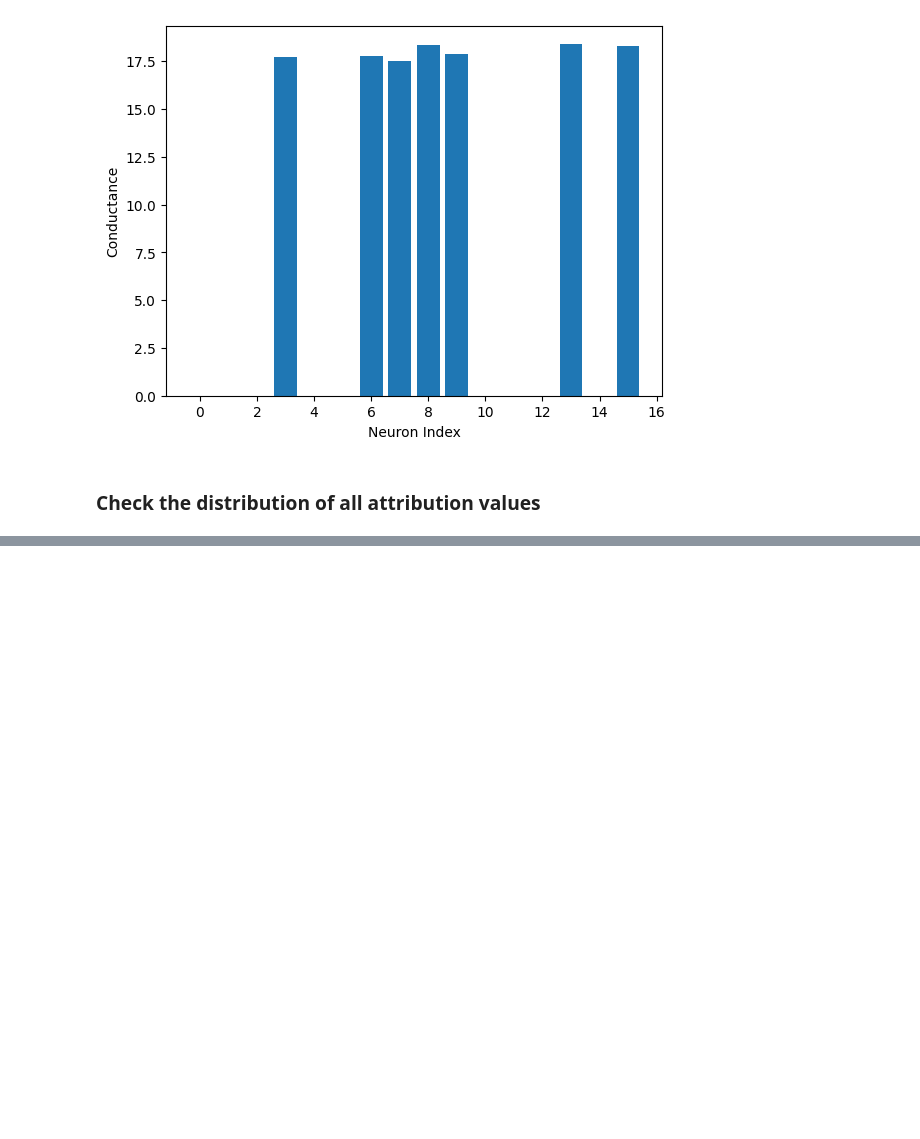
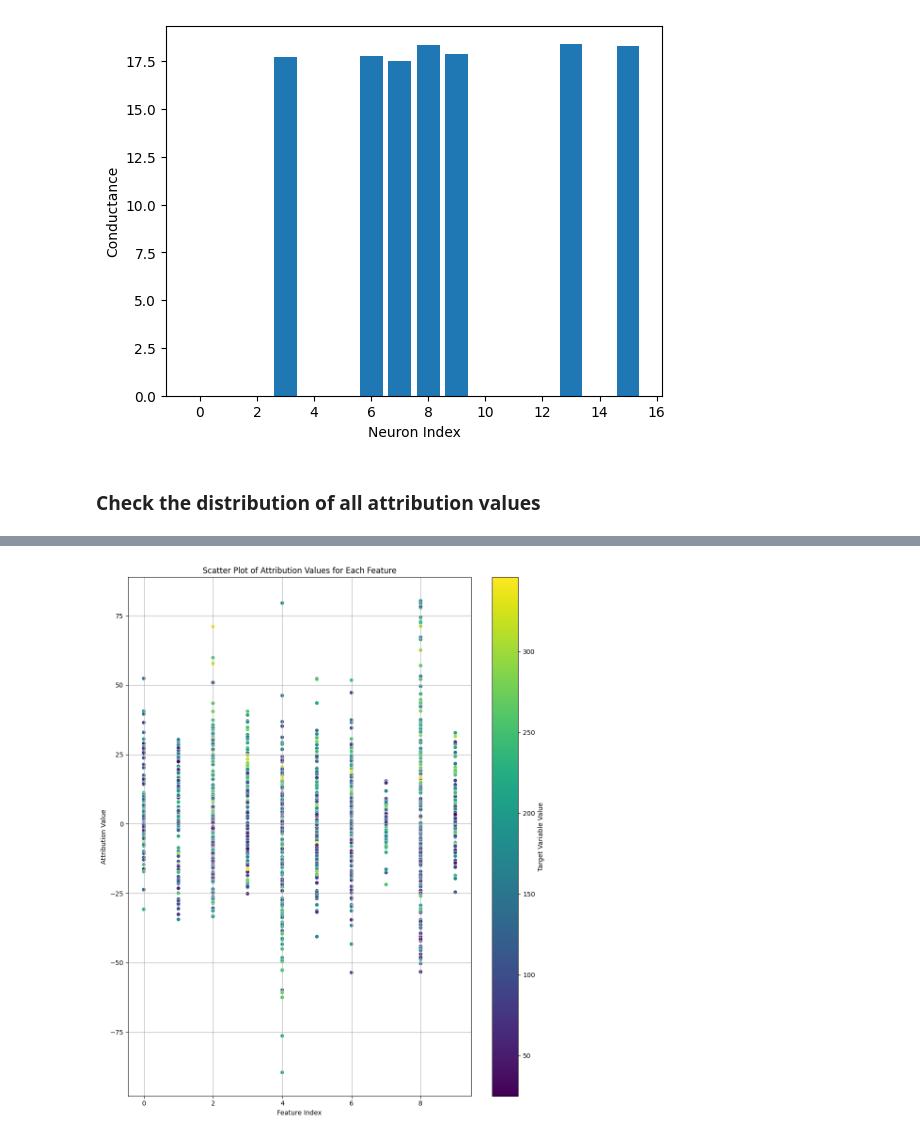
Before and after one commit to sequential-parameter-optimization/spotXAI, a Jupyter notebook: Notebooks/demo_general.ipynb, the cells around one changed output, grey strips where cells are left out. Saved outputs shown, nothing was run; the diff lists cells and outputs as text; code cells hidden in the pictures; blank space fills up the shorter version.

```diff
--- a/Notebooks/demo_general.ipynb
+++ b/Notebooks/demo_general.ipynb
@@ -168,0 +187,4 @@ boxplot_attribution(attribution_distribution, size = (10,12), attr_filter=None)
+# %%
+scatter_attribution(df_attribution_distribution, size = (10,12), attr_filter=None)
+# %% [output]
+[figure, added]
```
Also changed, not shown: parts of 6 cells of this notebook, 4 other files.
